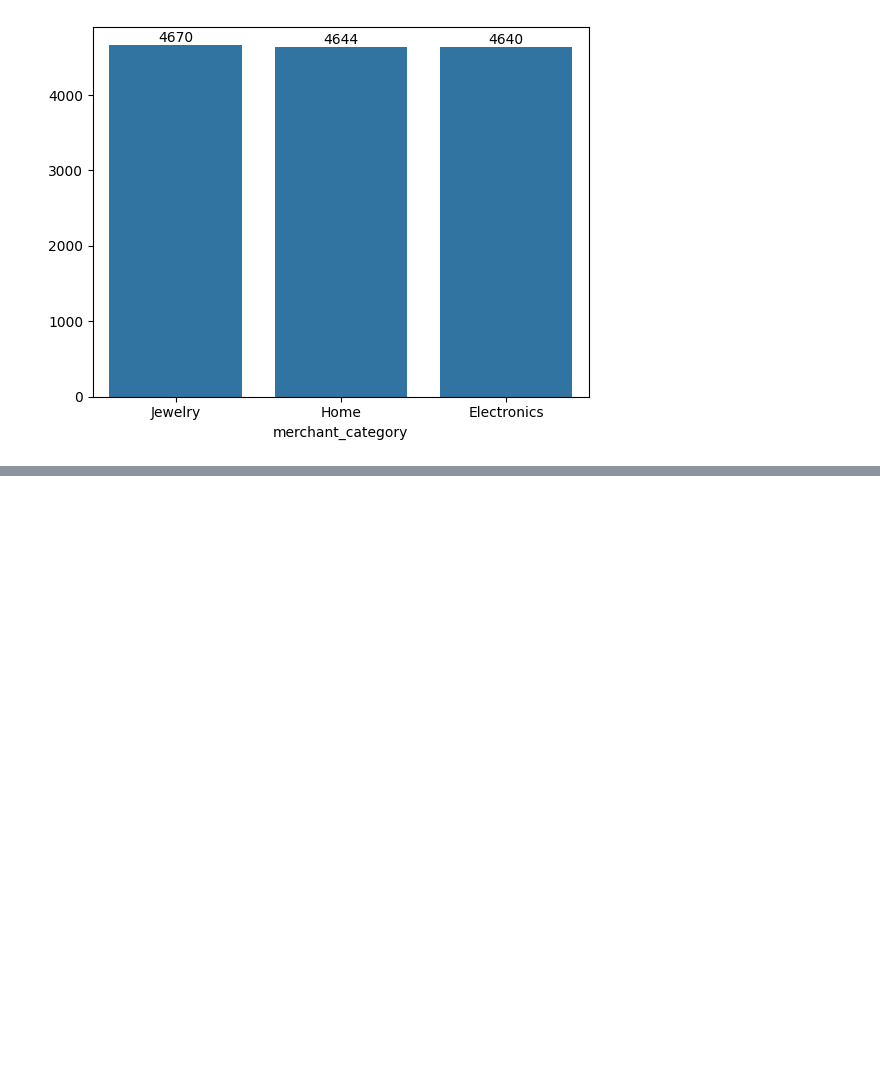
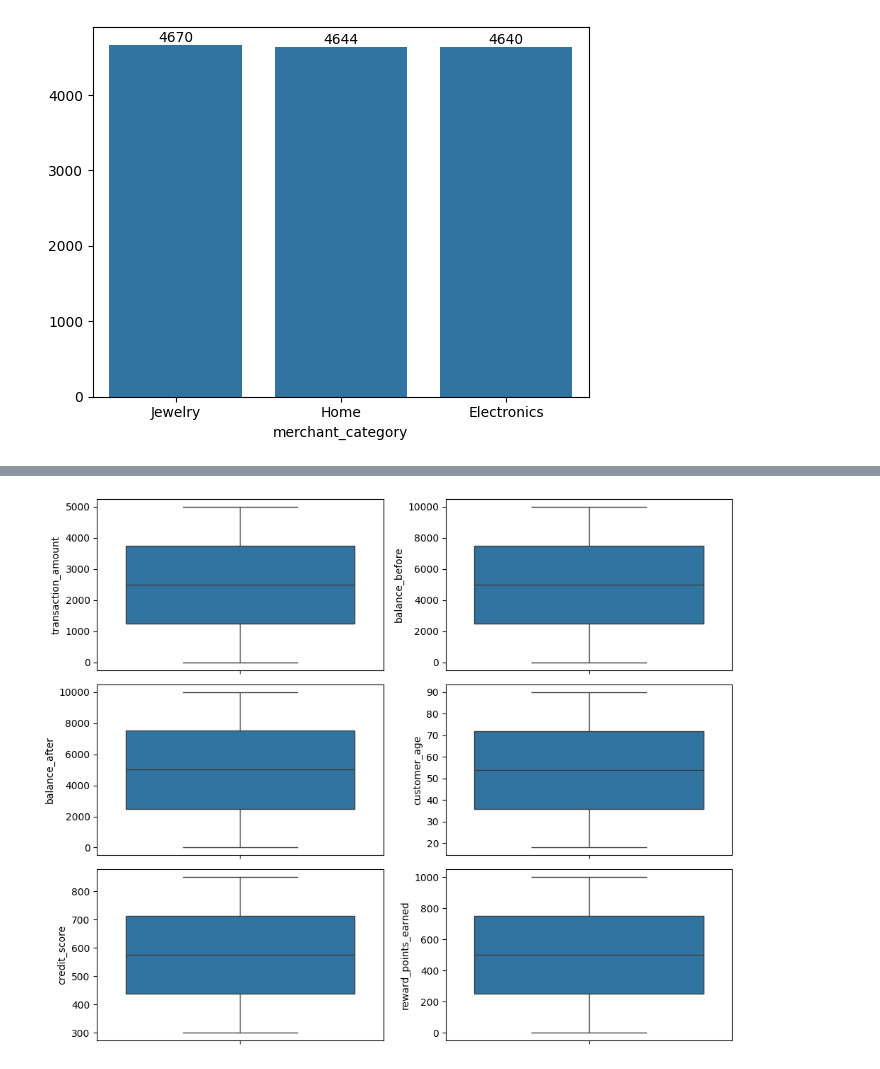
Before and after one commit to MuraliAirody/PyAi_Foundation, a Jupyter notebook: Practice/case_study.ipynb, the cells around one changed output, grey strips where cells are left out. Drawn from its saved outputs; the diff is of its cells as text; code cells hidden in the pictures; blank space fills up the shorter version.

Commit message:
boxplot

```diff
--- a/Practice/case_study.ipynb
+++ b/Practice/case_study.ipynb
@@ -470,0 +509,16 @@ Length: 76, dtype: int64
+# %%
+num_col = ['transaction_amount', 'balance_before',	'balance_after',	'customer_age',	'credit_score',	'reward_points_earned']
+
+f,a = plt.subplots(3,2,figsize=(10,8),dpi=100)
+
+ind = 0
+
+for i in range(3):
+    for j in range(2):
+        sns.boxplot(y=df[num_col[ind]],ax=a[i,j])
+        ind+=1
+
+plt.tight_layout()
+plt.show()
+# %% [output]
+[figure, added]
```
Also changed, not shown: parts of 4 cells of this notebook.
